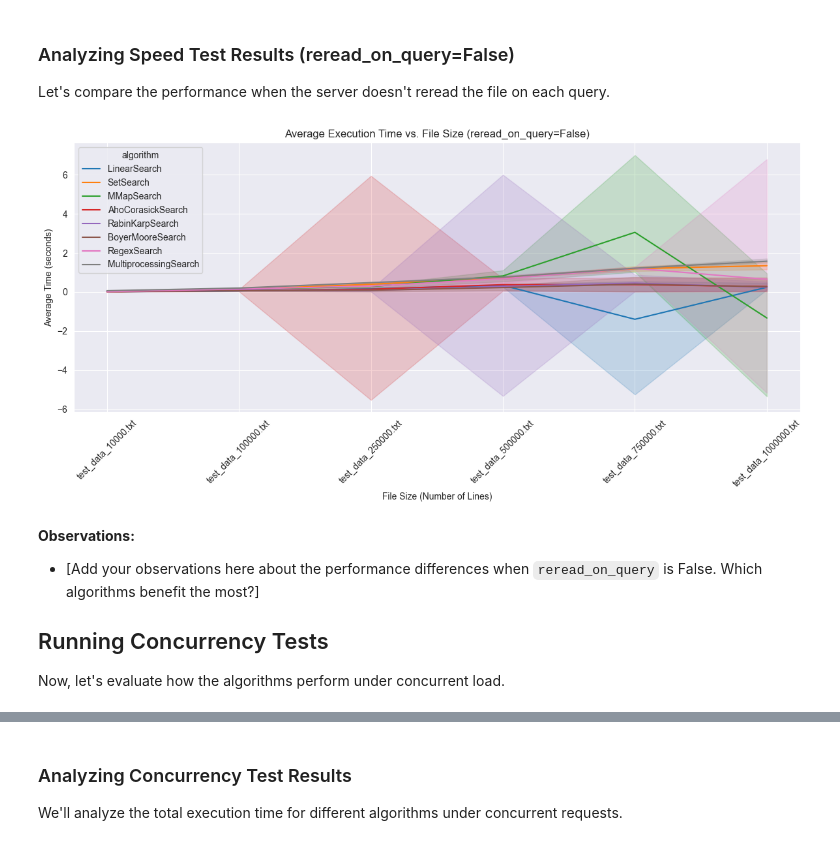
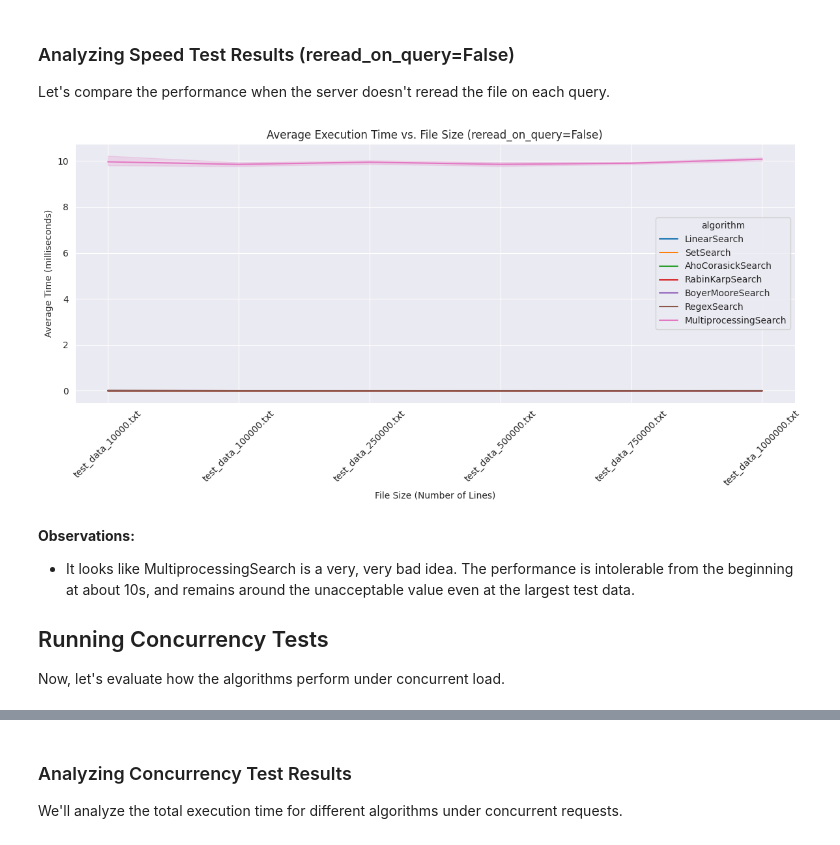
Before and after one commit to Abdk4Moura/Get-Me-That-String, a Jupyter notebook: Speed Test Discussion.ipynb, the cells around one changed output, grey strips where cells are left out. Saved outputs shown, nothing was run; the diff lists cells and outputs as text; code cells hidden in the pictures.

Commit message:
feat: overhaul and performance improvement

```diff
--- a/Speed Test Discussion.ipynb
+++ b/Speed Test Discussion.ipynb
@@ -116,20 +121,27 @@ df_reread_false.head()
 
 Let's compare the performance when the server doesn't reread the file on each query.
 # %%
+# Assuming your data is in a pandas DataFrame called 'df'
+# Filter for reread_on_query=False
+df_reread_true_ = df_reread_true.copy()
+
+# Convert 'avg_time' to milliseconds
+df_reread_true_['avg_time_ms'] = df_reread_true_['avg_time'] * 1000
+
 plt.figure(figsize=(12, 6))
-sns.lineplot(data=df_reread_false, x='filepath', y='avg_time', hue='algorithm')
+sns.lineplot(data=df_reread_true_, x='filepath', y='avg_time_ms', hue='algorithm')
 plt.title('Average Execution Time vs. File Size (reread_on_query=False)')
 plt.xlabel('File Size (Number of Lines)')
-plt.ylabel('Average Time (seconds)')
+plt.ylabel('Average Time (milliseconds)')
 plt.xticks(rotation=45)
 plt.tight_layout()
 plt.show()
 # %% [output]
-[figure, old version]
+[figure, new version]
 # %% [markdown]
 **Observations:**
 
-- [Add your observations here about the performance differences when `reread_on_query` is False. Which algorithms benefit the most?]
+- It looks like MultiprocessingSearch is a very, very bad idea. The performance is intolerable from the beginning at about 10s, and remains around the unacceptable value even at the largest test data.
 
 ## Running Concurrency Tests
 
```
Also changed, not shown: parts of 12 cells of this notebook, 19 other files.
